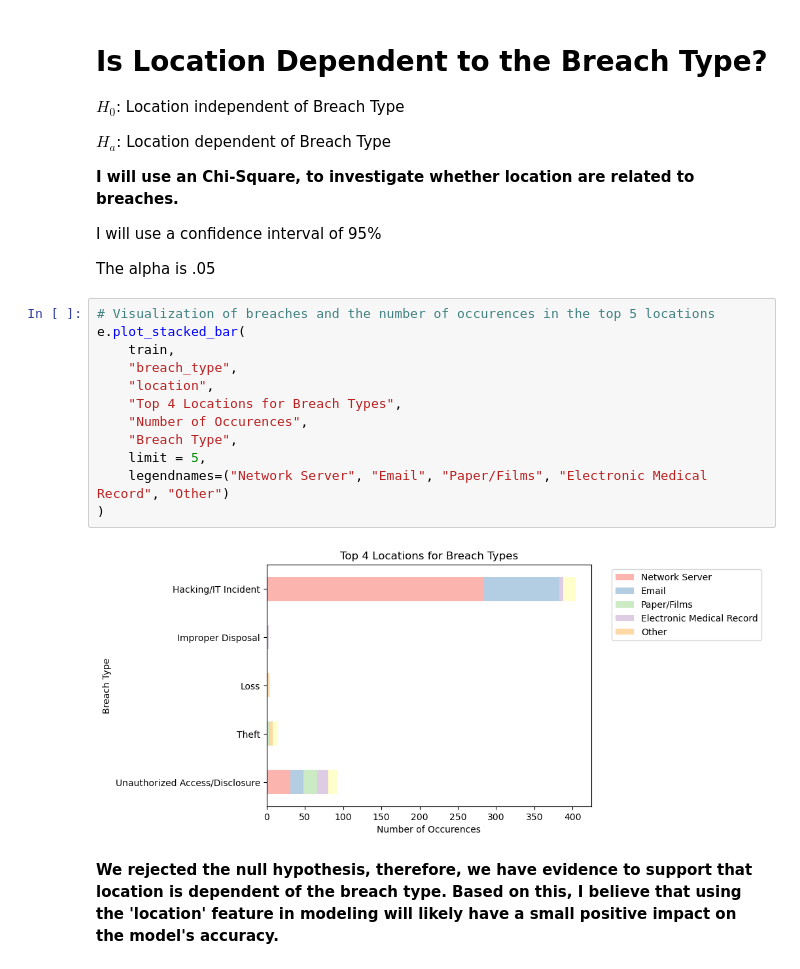
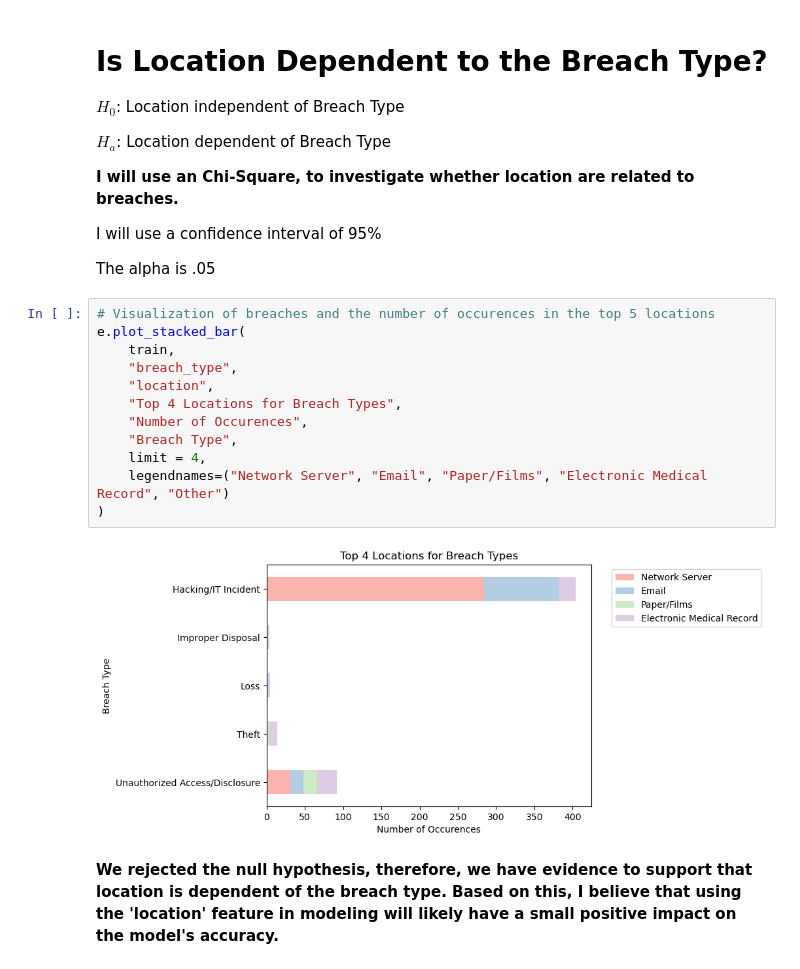
Before and after one commit to Keila-Camarillo/healthcare_breach, a Jupyter notebook: final_report.ipynb, the cells around one changed output. Cells and saved outputs as stored; diff of their text form.

```diff
--- a/final_report.ipynb
+++ b/final_report.ipynb
@@ -117,20 +117,20 @@ $H_a$: Location dependent of Breach Type
 I will use a confidence interval of 95%
 
 The alpha is .05
-# %%
-# Visualization of breaches and the number of occurences in the top 5 locations
-e.plot_stacked_bar(
-    train,
-    "breach_type",
-    "location",
-    "Top 4 Locations for Breach Types",
-    "Number of Occurences",
-    "Breach Type",
-    limit = 5,
-    legendnames=("Network Server", "Email", "Paper/Films", "Electronic Medical Record", "Other")
-)
-# %% [output]
-[figure, removed]
+# %%
+# Visualization of breaches and the number of occurences in the top 5 locations
+e.plot_stacked_bar(
+    train,
+    "breach_type",
+    "location",
+    "Top 4 Locations for Breach Types",
+    "Number of Occurences",
+    "Breach Type",
+    limit = 4,
+    legendnames=("Network Server", "Email", "Paper/Films", "Electronic Medical Record", "Other")
+)
+# %% [output]
+[figure, added]
 # %% [markdown]
 **We rejected the null hypothesis, therefore, we have evidence to support that location is dependent of the breach type. Based on this, I believe that using the 'location' feature in modeling will likely have a small positive impact on the model's accuracy.**
 # %% [markdown]
```
Also changed, not shown: parts of 29 cells of this notebook.
